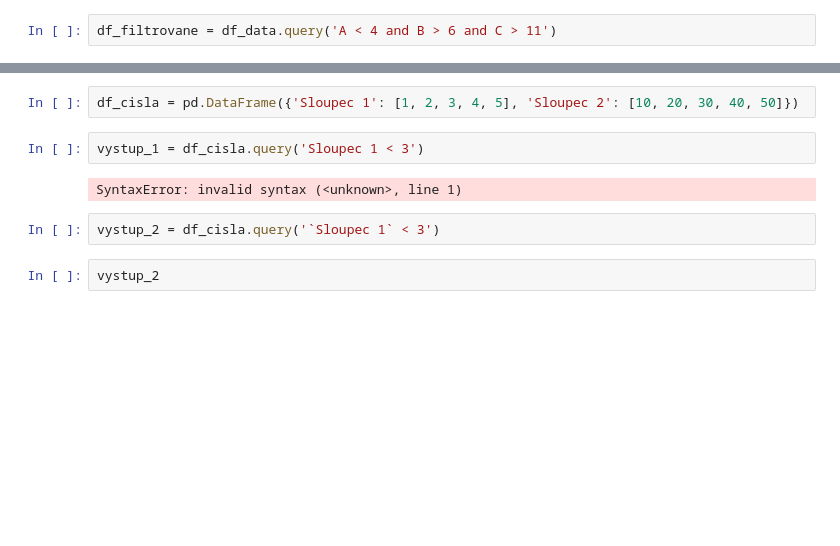
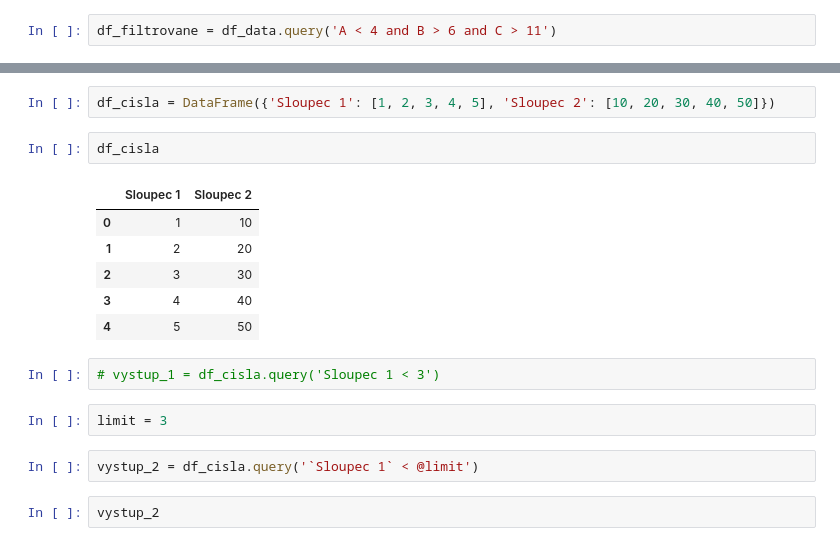
Before and after one commit to Bralor/data-csob-2023, a Jupyter notebook: shared/notebooks/lesson04.ipynb, the cells around one changed output, grey strips where cells are left out. Cells and saved outputs as stored; diff of their text form; blank space fills up the shorter version.

```diff
--- a/shared/notebooks/lesson04.ipynb
+++ b/shared/notebooks/lesson04.ipynb
@@ -910,11 +1035,20 @@ df_filtrovane
 # %%
-df_cisla = pd.DataFrame({'Sloupec 1': [1, 2, 3, 4, 5], 'Sloupec 2': [10, 20, 30, 40, 50]})
+df_cisla = DataFrame({'Sloupec 1': [1, 2, 3, 4, 5], 'Sloupec 2': [10, 20, 30, 40, 50]})
+# %%
+df_cisla
+# %% [output]
+|  | Sloupec 1 | Sloupec 2 |
+| 0 | 1 | 10 |
+| 1 | 2 | 20 |
+| 2 | 3 | 30 |
+| 3 | 4 | 40 |
+| 4 | 5 | 50 |
 # %%
-vystup_1 = df_cisla.query('Sloupec 1 < 3')
+# vystup_1 = df_cisla.query('Sloupec 1 < 3')
-# %% [output]
-SyntaxError: invalid syntax (<unknown>, line 1)
+# %%
+limit = 3
 # %%
-vystup_2 = df_cisla.query('`Sloupec 1` < 3')
+vystup_2 = df_cisla.query('`Sloupec 1` < @limit')
 # %%
 vystup_2
 # %% [output]
```
Also changed, not shown: parts of 190 cells of this notebook.
